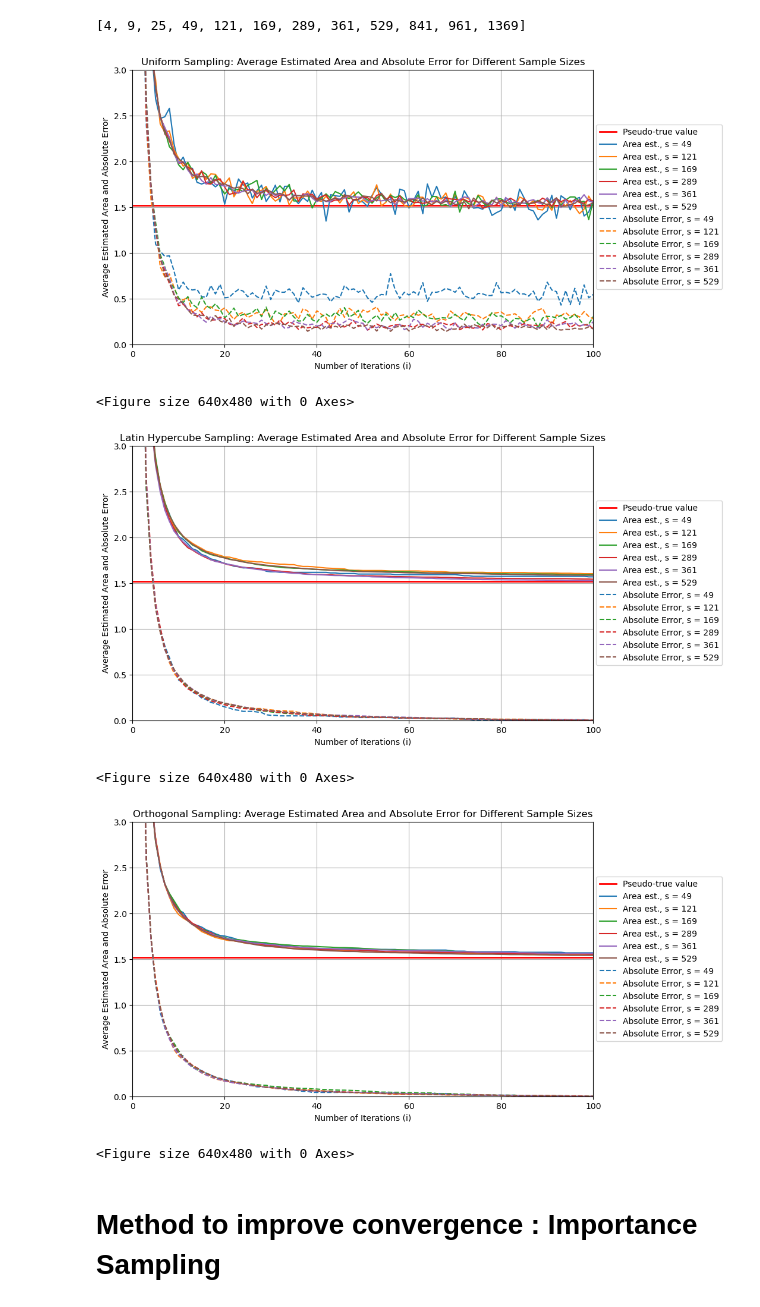
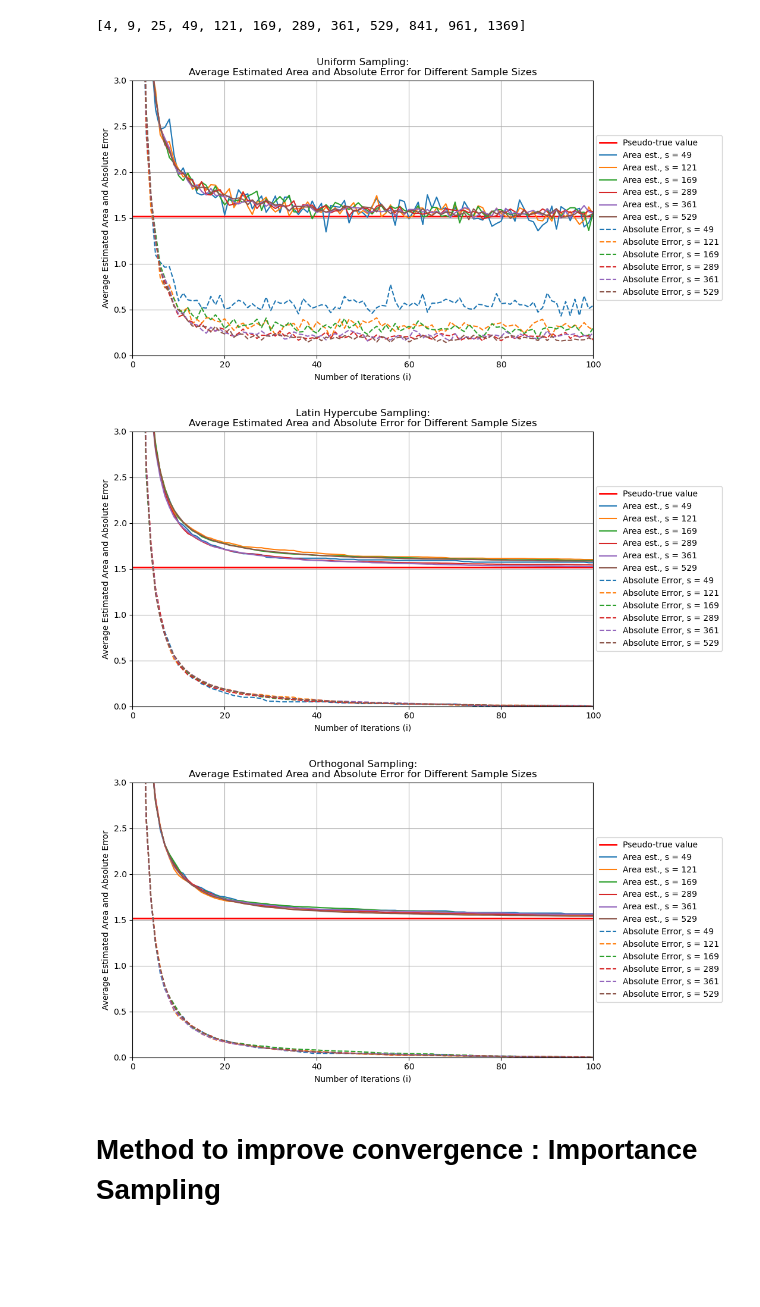
Before and after one commit to guoda23/stochastic_simulation_assignment_1, a Jupyter notebook: combined_sampling_methods.ipynb, the cells around one changed output. Saved outputs shown, nothing was run; the diff lists cells and outputs as text; code cells hidden in the pictures; blank space fills up the shorter version.

Commit message:
fixed figure saving issue

```diff
--- a/combined_sampling_methods.ipynb
+++ b/combined_sampling_methods.ipynb
@@ -391,41 +391,38 @@ for sampling_method in sampling_methods:
     # Calculate the average estimated area for each sample size
     average_area_by_sample = np.mean(area_estimations_sum, axis=2)
     all_average_areas.append(average_area_by_sample)
 
     # Plotting pseudo-true value line as reference
     plt.axhline(y=pseudo_true_area, color='r', label='Pseudo-true value', linewidth=2)
 
     # Plotting the estimated area for different sample sizes
     for idx, s in enumerate(s_values):
         plt.plot(range(1, i_max + 1), average_area_by_sample[:, idx], label=f'Area est., s = {s}', color=color_cycle[idx])
 
     # Reshape the reference_areas array
     reshaped_reference_areas = reference_areas.reshape(1, len(s_values), num_runs)
 
     # Calculate the absolute error based on s_values
     absolute_errors = np.abs(area_estimations_sum - reshaped_reference_areas)
     all_absolute_errors.append(absolute_errors)
 
     # Plot the absolute errors for different s_values
     for i, s in enumerate(s_values):
         plt.plot(range(1, i_max + 1), absolute_errors[:, i, :].mean(axis=1), color=color_cycle[i], linestyle='--', label=f'Absolute Error, s = {s}')
 
     plt.xlabel('Number of Iterations (i)')
     plt.ylabel('Average Estimated Area and Absolute Error')
-    plt.title(sampling_method + ': Average Estimated Area and Absolute Error for Different Sample Sizes')
+    plt.title(sampling_method + ':\nAverage Estimated Area and Absolute Error for Different Sample Sizes')
     plt.ylim(bottom=0, top=3)
     plt.xlim(left=0, right=100)
     plt.legend(loc='upper right', bbox_to_anchor=(1.28, 0.8), borderaxespad=0.)
     plt.grid()
+    plt.savefig(f'{sampling_method}', dpi=300, bbox_inches='tight', pad_inches=0.1)
     plt.show()
-    plt.savefig(f'{sampling_method}', dpi=300)
 # %% [output]
-[figure, old version]
+[figure, new version]
-<Figure size 640x480 with 0 Axes>
-[figure, old version]
+[figure, new version]
-<Figure size 640x480 with 0 Axes>
-[figure, old version]
+[figure, new version]
-<Figure size 640x480 with 0 Axes>
 # %% [markdown]
 # Method to improve convergence : Importance Sampling
 # %%
```
Also changed, not shown: parts of 2 cells of this notebook, 5 other files.
